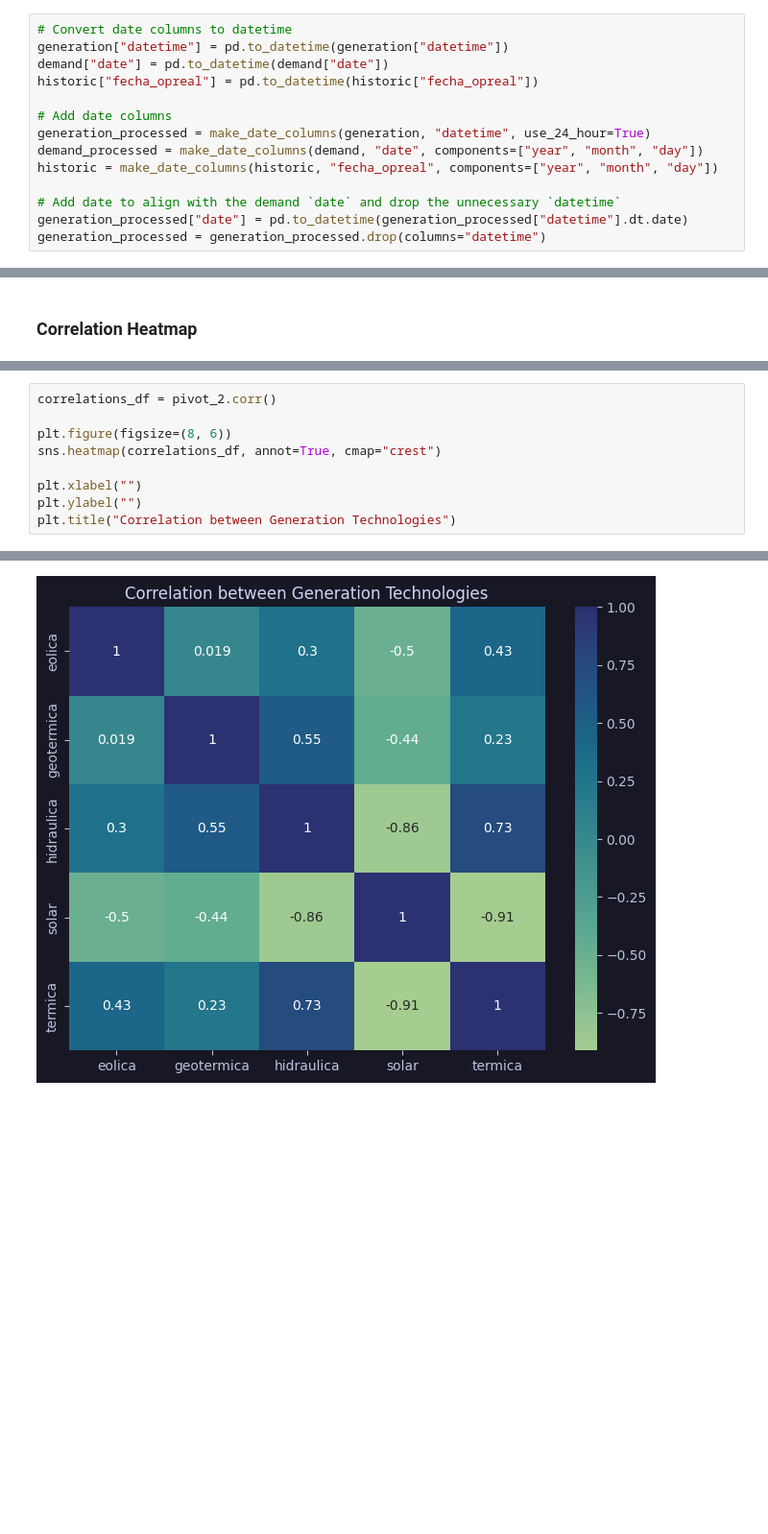
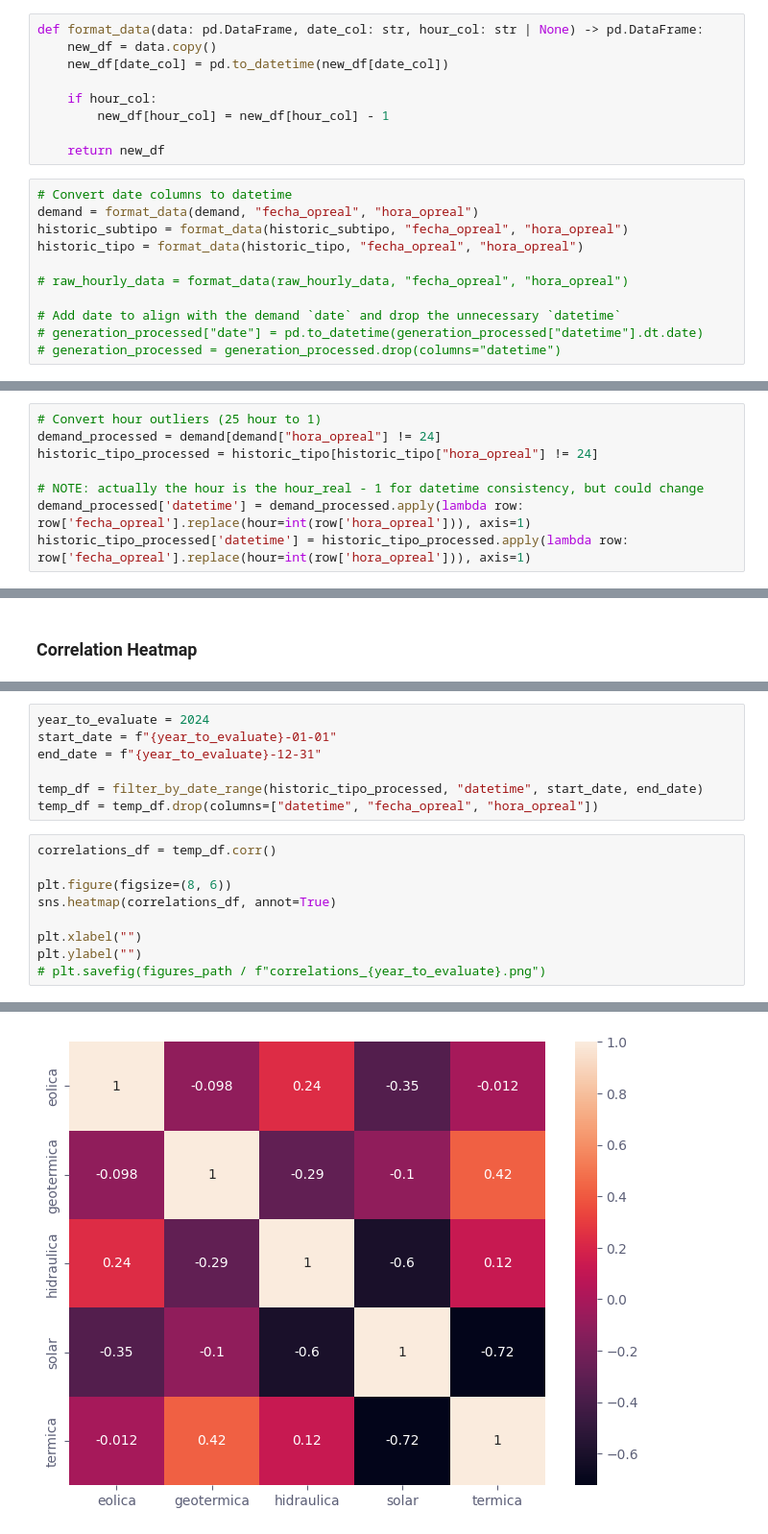
Before and after one commit to UCM-Industrial/Forecast_J.Troncoso, a Jupyter notebook: notebooks/01_data_exploration.ipynb, the cells around one changed output, grey strips where cells are left out. Shown at 96% size. Saved outputs shown, nothing was run; the diff lists cells and outputs as text; blank space fills up the shorter version.

```diff
--- a/notebooks/01_data_exploration.ipynb
+++ b/notebooks/01_data_exploration.ipynb
@@ -104,14 +135,20 @@ generation = generation.rename(
+# %%
+def format_data(data: pd.DataFrame, date_col: str, hour_col: str | None) -> pd.DataFrame:
+    new_df = data.copy()
+    new_df[date_col] = pd.to_datetime(new_df[date_col])
+
+    if hour_col:
+        new_df[hour_col] = new_df[hour_col] - 1
+
+    return new_df
 # %%
 # Convert date columns to datetime
-generation["datetime"] = pd.to_datetime(generation["datetime"])
-demand["date"] = pd.to_datetime(demand["date"])
-historic["fecha_opreal"] = pd.to_datetime(historic["fecha_opreal"])
+demand = format_data(demand, "fecha_opreal", "hora_opreal")
+historic_subtipo = format_data(historic_subtipo, "fecha_opreal", "hora_opreal")
+historic_tipo = format_data(historic_tipo, "fecha_opreal", "hora_opreal")
 
-# Add date columns
-generation_processed = make_date_columns(generation, "datetime", use_24_hour=True)
-demand_processed = make_date_columns(demand, "date", components=["year", "month", "day"])
-historic = make_date_columns(historic, "fecha_opreal", components=["year", "month", "day"])
+# raw_hourly_data = format_data(raw_hourly_data, "fecha_opreal", "hora_opreal")
 
 # Add date to align with the demand `date` and drop the unnecessary `datetime`
-generation_processed["date"] = pd.to_datetime(generation_processed["datetime"].dt.date)
-generation_processed = generation_processed.drop(columns="datetime")
+# generation_processed["date"] = pd.to_datetime(generation_processed["datetime"].dt.date)
+# generation_processed = generation_processed.drop(columns="datetime")
@@ -144,0 +290,8 @@ demand_processed["demand"] = pd.to_numeric(demand_processed["demand"].str.replac
+# %%
+# Convert hour outliers (25 hour to 1)
+demand_processed = demand[demand["hora_opreal"] != 24]
+historic_tipo_processed = historic_tipo[historic_tipo["hora_opreal"] != 24]
+
+# NOTE: actually the hour is the hour_real - 1 for datetime consistency, but could change
+demand_processed['datetime'] = demand_processed.apply(lambda row: row['fecha_opreal'].replace(hour=int(row['hora_opreal'])), axis=1)
+historic_tipo_processed['datetime'] = historic_tipo_processed.apply(lambda row: row['fecha_opreal'].replace(hour=int(row['hora_opreal'])), axis=1)
@@ -303,10 +611,17 @@ pivot_2 = historic.pivot_table(
+# %%
+year_to_evaluate = 2024
+start_date = f"{year_to_evaluate}-01-01"
+end_date = f"{year_to_evaluate}-12-31"
+
+temp_df = filter_by_date_range(historic_tipo_processed, "datetime", start_date, end_date)
+temp_df = temp_df.drop(columns=["datetime", "fecha_opreal", "hora_opreal"])
 # %%
-correlations_df = pivot_2.corr()
+correlations_df = temp_df.corr()
 
 plt.figure(figsize=(8, 6))
-sns.heatmap(correlations_df, annot=True, cmap="crest")
+sns.heatmap(correlations_df, annot=True)
 
 plt.xlabel("")
 plt.ylabel("")
-plt.title("Correlation between Generation Technologies")
+# plt.savefig(figures_path / f"correlations_{year_to_evaluate}.png")
 # %% [output]
@@ -314 +628 @@ Text(0.5, 1.0, 'Correlation between Generation Technologies')
-[figure, old version]
+[figure, new version]
```
Also changed, not shown: parts of 60 cells of this notebook, 36 other files.
